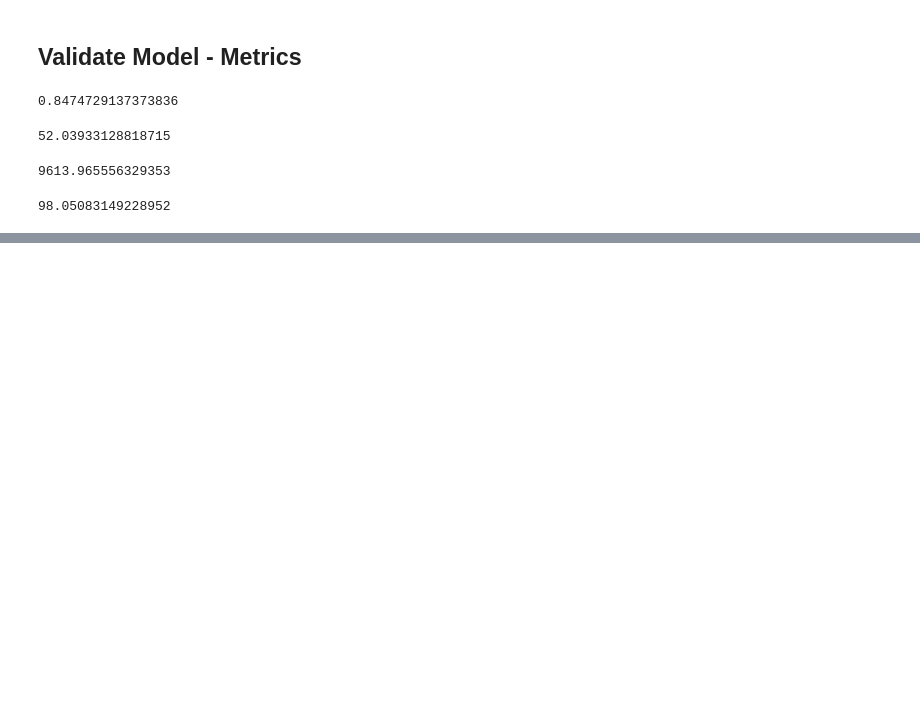
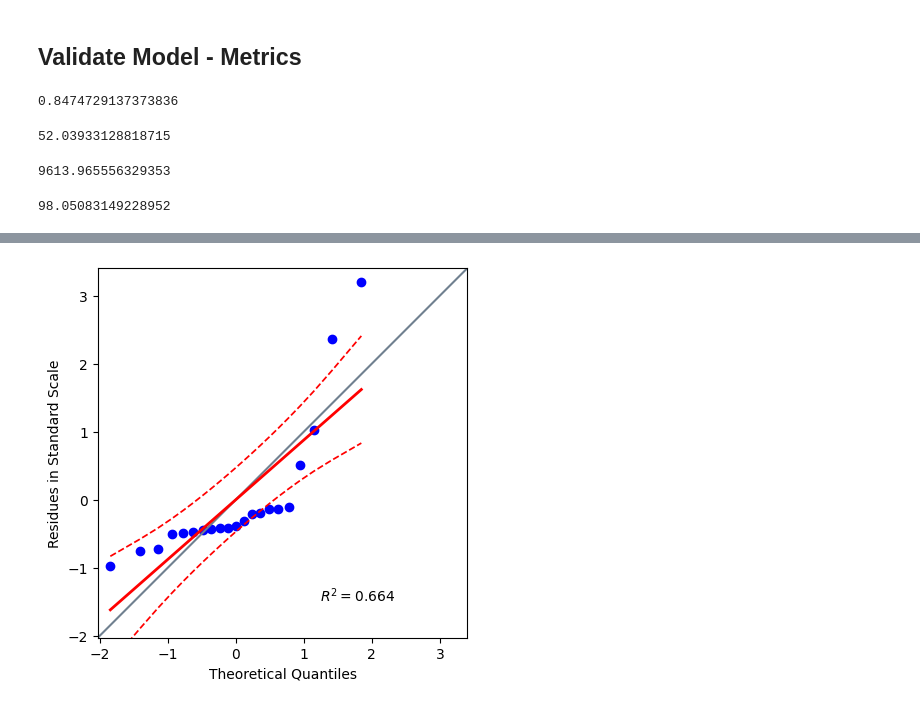
Before and after one commit to CaiqueRibeiro/study-pontuation-model, a Jupyter notebook: pontuation_model.ipynb, the cells around one changed output, grey strips where cells are left out. Saved outputs shown, nothing was run; the diff lists cells and outputs as text; code cells hidden in the pictures; blank space fills up the shorter version.

```diff
--- a/pontuation_model.ipynb
+++ b/pontuation_model.ipynb
@@ -125,0 +153,11 @@ sns.scatterplot(x=x_axis, y=y_test.reshape(-1), color='b', label='Real Values')
+# %%
+# Check if residues follow a normal distribution
+# QQ (Quantile-Quantile) Plot
+import pingouin as pg
+
+pg.qqplot(residues_std, dist='norm', confidence=0.95)
+plt.xlabel('Theoretical Quantiles')
+plt.ylabel('Residues in Standard Scale')
+plt.show()
+# %% [output]
+[figure, added]
```
Also changed, not shown: parts of 6 cells of this notebook.
